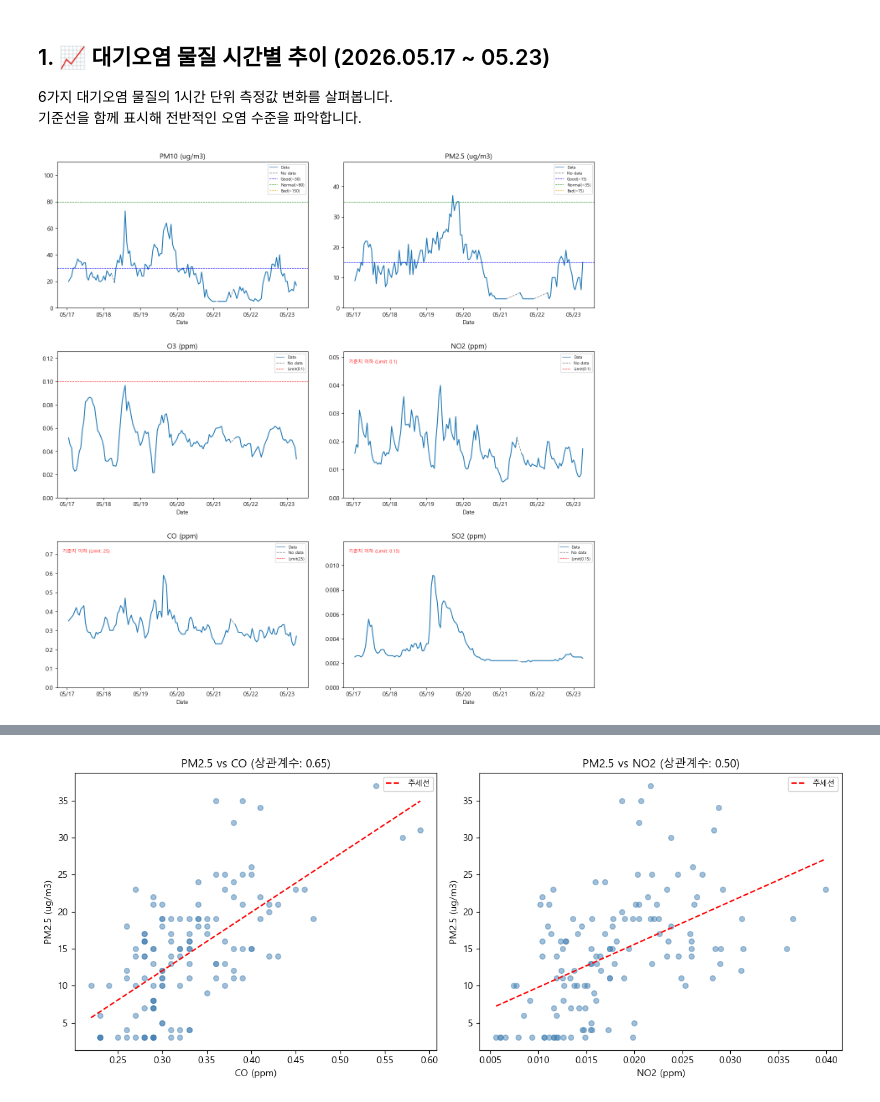
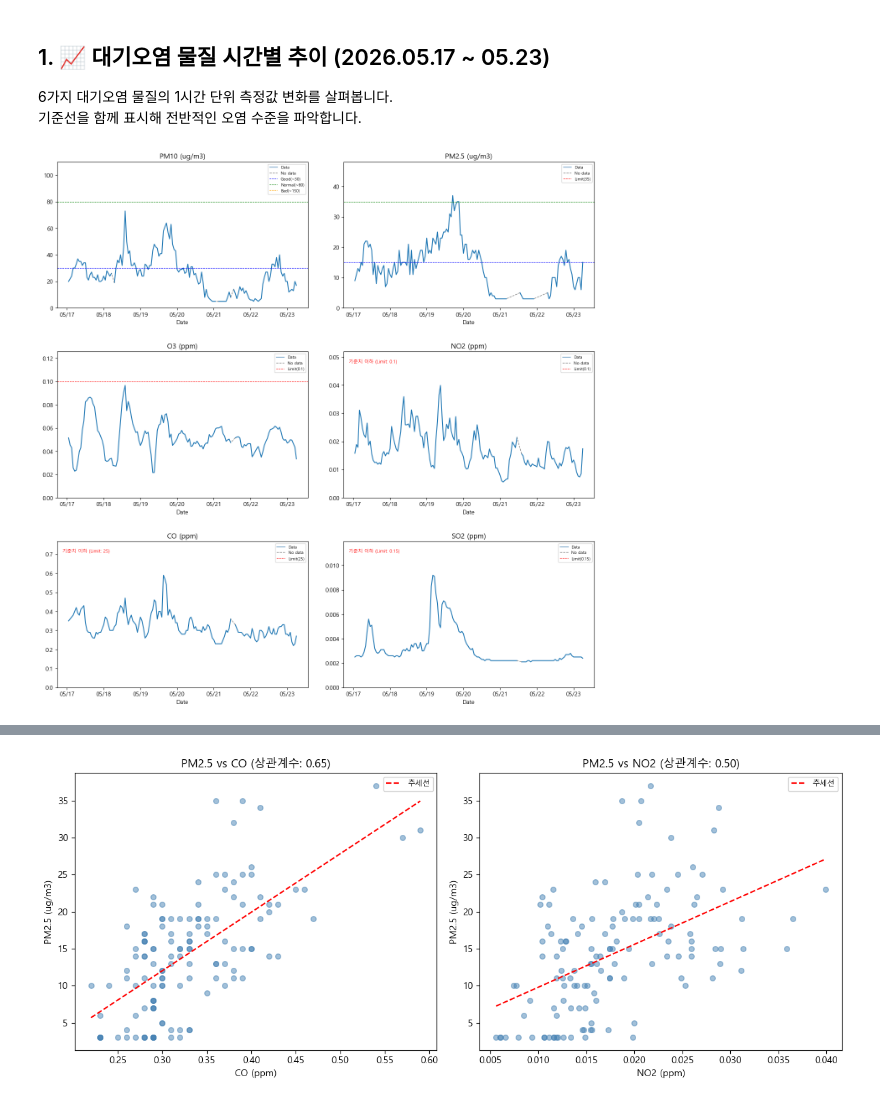
Before and after one commit to Jenny5789/dev-logs, a Jupyter notebook: air-analysis/air_analysis.ipynb, the cells around one changed output, grey strips where cells are left out. Cells and saved outputs as stored; diff of their text form; code cells hidden in the pictures.

```diff
--- a/air-analysis/air_analysis.ipynb
+++ b/air-analysis/air_analysis.ipynb
@@ -13,7 +13,7 @@ df = raw.iloc[5:].copy()
 df.columns = [
     "날짜",
     "PM10_등급", "PM10",
-    "PM25_등급", "PM25",
+    "PM2.5_등급", "PM2.5",
     "오존_등급",  "O3",
     "NO2_등급",  "NO2",
     "CO_등급",   "CO",
@@ -30,7 +30,7 @@ def parse_date(s):
 
 df["날짜"] = df["날짜"].apply(parse_date)
 
-for col in ["PM10", "PM25", "O3", "NO2", "CO", "SO2"]:
+for col in ["PM10", "PM2.5", "O3", "NO2", "CO", "SO2"]:
     df[col] = pd.to_numeric(df[col], errors="coerce")
 
 print("데이터 로드 완료!")
@@ -49,7 +49,7 @@ from matplotlib.lines import Line2D
 
 limits = {
     "PM10": 100,
-    "PM25": 35,
+    "PM2.5": 35,
     "O3":   0.1,
     "NO2":  0.10,
     "CO":   25,
@@ -58,7 +58,7 @@ limits = {
 
 items = [
     ("PM10",  "PM10 (ug/m3)",  axes[0, 0]),
-    ("PM25",  "PM2.5 (ug/m3)", axes[0, 1]),
+    ("PM2.5",  "PM2.5 (ug/m3)", axes[0, 1]),
     ("O3",    "O3 (ppm)",      axes[1, 0]),
     ("NO2",   "NO2 (ppm)",     axes[1, 1]),
     ("CO",    "CO (ppm)",      axes[2, 0]),
@@ -84,7 +84,7 @@ for col, label, ax in items:
         ax.axhline(y=30,  color="blue",   linestyle="--", linewidth=0.8, label="Good(~30)")
         ax.axhline(y=80,  color="green",  linestyle="--", linewidth=0.8, label="Normal(~80)")
         ax.axhline(y=150, color="orange", linestyle="--", linewidth=0.8, label="Bad(~150)")
-    elif col == "PM25":
+    elif col == "PM2.5":
         ax.axhline(y=15, color="blue",   linestyle="--", linewidth=0.8, label="Good(~15)")
         ax.axhline(y=35, color="green",  linestyle="--", linewidth=0.8, label="Normal(~35)")
         ax.axhline(y=75, color="orange", linestyle="--", linewidth=0.8, label="Bad(~75)")
@@ -105,31 +105,31 @@ for col, label, ax in items:
             gap_start_idx = i - 1
             in_gap = True
         elif not is_missing and in_gap:
             x = [df["날짜"].iloc[gap_start_idx], df["날짜"].iloc[i]]
             y = [df[col].iloc[gap_start_idx], df[col].iloc[i]]
             ax.plot(x, y, color="gray", linestyle="--", linewidth=1, label="No data" if first_nodata else "")
             in_gap = False
             first_nodata = False
 
     legend_elements = [
     Line2D([0], [0], color="steelblue", linewidth=1, linestyle="-",  label="Data"),
     Line2D([0], [0], color="gray",      linewidth=1, linestyle="--", label="No data"),
     ]
 
     if col == "PM10":
         legend_elements.append(Line2D([0], [0], color="blue",   linestyle="--", linewidth=0.8, label="Good(~30)"))
         legend_elements.append(Line2D([0], [0], color="green",  linestyle="--", linewidth=0.8, label="Normal(~80)"))
         legend_elements.append(Line2D([0], [0], color="orange", linestyle="--", linewidth=0.8, label="Bad(~150)"))
     elif col == "PM25":
         legend_elements.append(Line2D([0], [0], color="blue",   linestyle="--", linewidth=0.8, label="Good(~15)"))
         legend_elements.append(Line2D([0], [0], color="green",  linestyle="--", linewidth=0.8, label="Normal(~35)"))
         legend_elements.append(Line2D([0], [0], color="orange", linestyle="--", linewidth=0.8, label="Bad(~75)"))
     else:
         legend_elements.append(Line2D([0], [0], color="red", linestyle="--", linewidth=0.8, label=f"Limit({limits[col]})"))
 
     ax.legend(handles=legend_elements, fontsize=7, loc="upper right")
 
 plt.tight_layout(pad=3.0)
 plt.show()
 # %% [output]
-[figure, old version]
+[figure, new version]
```
Also changed, not shown: parts of 15 cells of this notebook, 6 other files.
